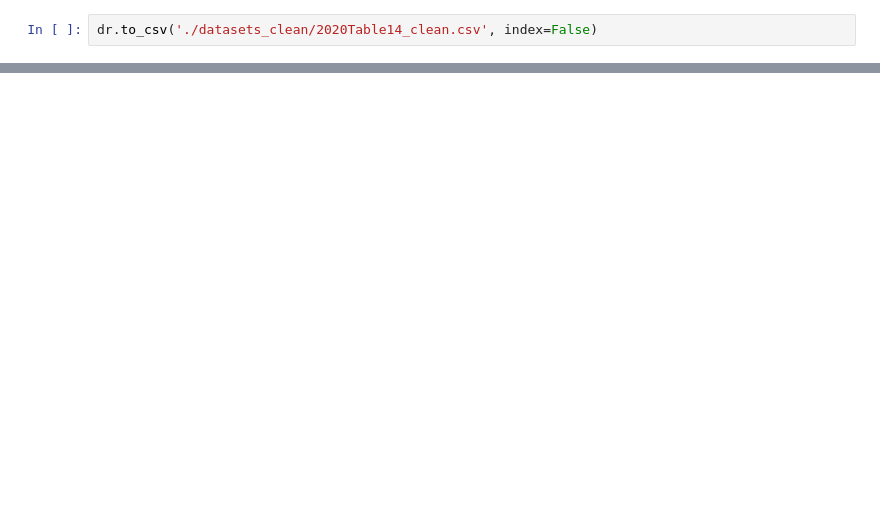
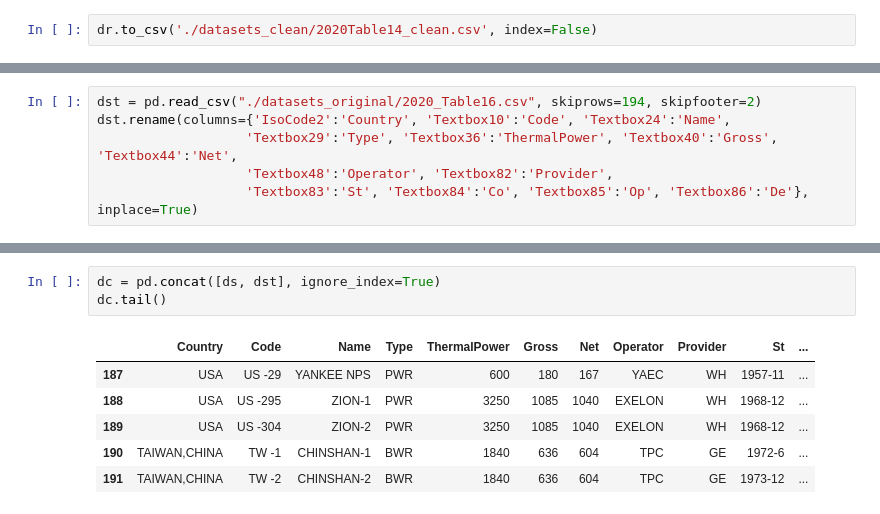
Before and after one commit to guimarais/iaea_reactors, a Jupyter notebook: 00-DatasetCleaning-Fit.ipynb, the cells around one changed output, grey strips where cells are left out. Drawn from its saved outputs; the diff is of its cells as text; blank space fills up the shorter version.

```diff
--- a/00-DatasetCleaning-Fit.ipynb
+++ b/00-DatasetCleaning-Fit.ipynb
@@ -205,0 +204,6 @@ plt.plot(xnet, netfit, color='r', zorder=-1)
+# %%
+dst = pd.read_csv("./datasets_original/2020_Table16.csv", skiprows=194, skipfooter=2)
+dst.rename(columns={'IsoCode2':'Country', 'Textbox10':'Code', 'Textbox24':'Name',
+                   'Textbox29':'Type', 'Textbox36':'ThermalPower', 'Textbox40':'Gross', 'Textbox44':'Net',
+                   'Textbox48':'Operator', 'Textbox82':'Provider',
+                   'Textbox83':'St', 'Textbox84':'Co', 'Textbox85':'Op', 'Textbox86':'De'}, inplace=True)
@@ -205,0 +216,10 @@ plt.plot(xnet, netfit, color='r', zorder=-1)
+# %%
+dc = pd.concat([ds, dst], ignore_index=True)
+dc.tail()
+# %% [output]
+|  | Country | Code | Name | Type | ThermalPower | Gross | Net | Operator | Provider | St | ... |
+| 187 | USA | US -29 | YANKEE NPS | PWR | 600 | 180 | 167 | YAEC | WH | 1957-11 | ... |
+| 188 | USA | US -295 | ZION-1 | PWR | 3250 | 1085 | 1040 | EXELON | WH | 1968-12 | ... |
+| 189 | USA | US -304 | ZION-2 | PWR | 3250 | 1085 | 1040 | EXELON | WH | 1968-12 | ... |
+| 190 | TAIWAN,CHINA | TW -1 | CHINSHAN-1 | BWR | 1840 | 636 | 604 | TPC | GE | 1972-6 | ... |
+| 191 | TAIWAN,CHINA | TW -2 | CHINSHAN-2 | BWR | 1840 | 636 | 604 | TPC | GE | 1973-12 | ... |
```
Also changed, not shown: parts of 33 cells of this notebook, 3 other files.
